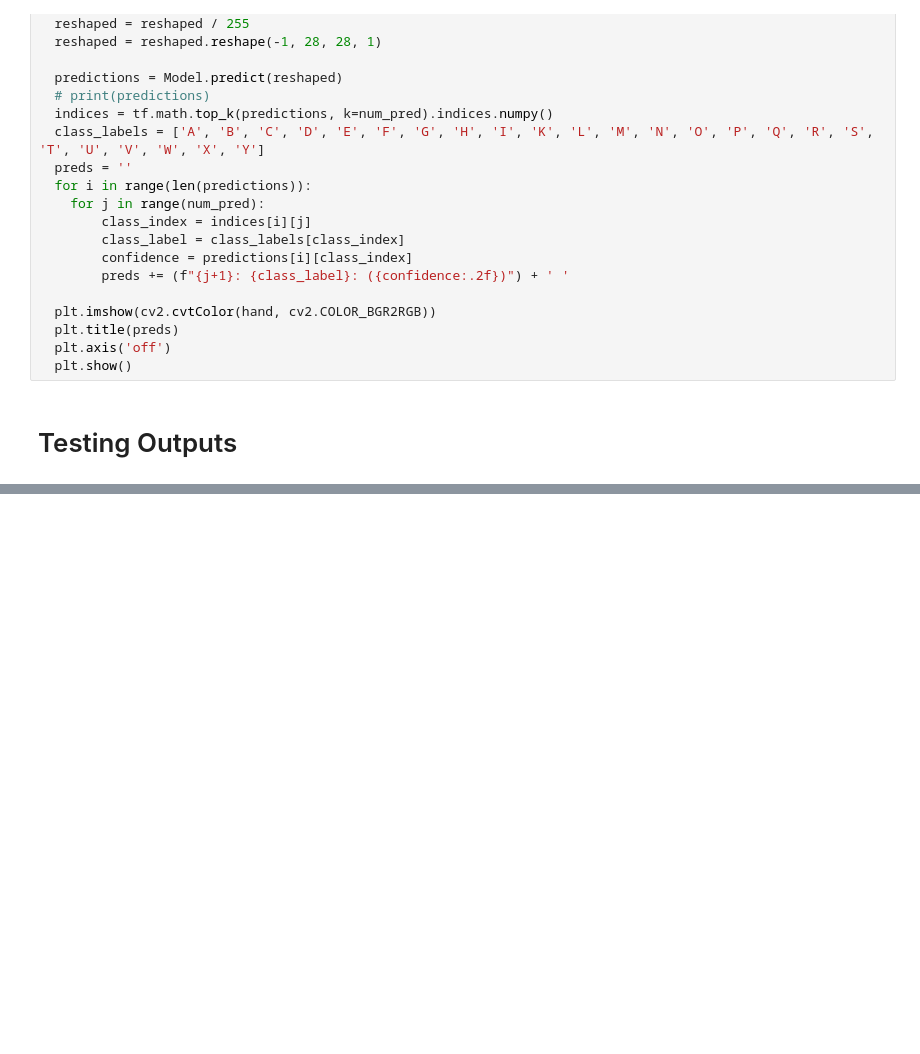
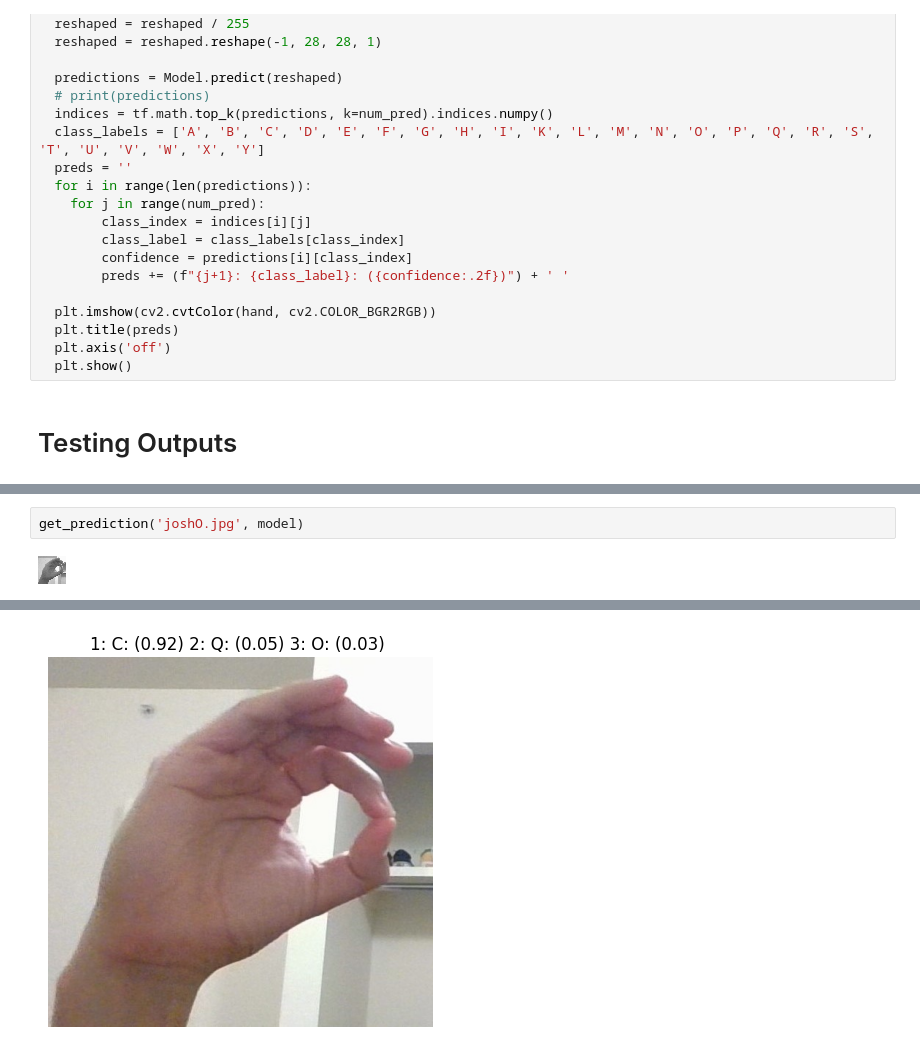
Before and after one commit to joestrada1022/ASL_CNN_Model, a Jupyter notebook: ASL_Model.ipynb, the cells around one changed output, grey strips where cells are left out. Cells and saved outputs as stored; diff of their text form; blank space fills up the shorter version.

```diff
--- a/ASL_Model.ipynb
+++ b/ASL_Model.ipynb
@@ -400,0 +418,4 @@ get_prediction('joshM.jpg', model)
+# %%
+get_prediction('joshO.jpg', model)
+# %% [output]
+[figure, added]
@@ -400,0 +423 @@ get_prediction('joshM.jpg', model)
+[figure, added]
```
Also changed, not shown: parts of 17 cells of this notebook.
